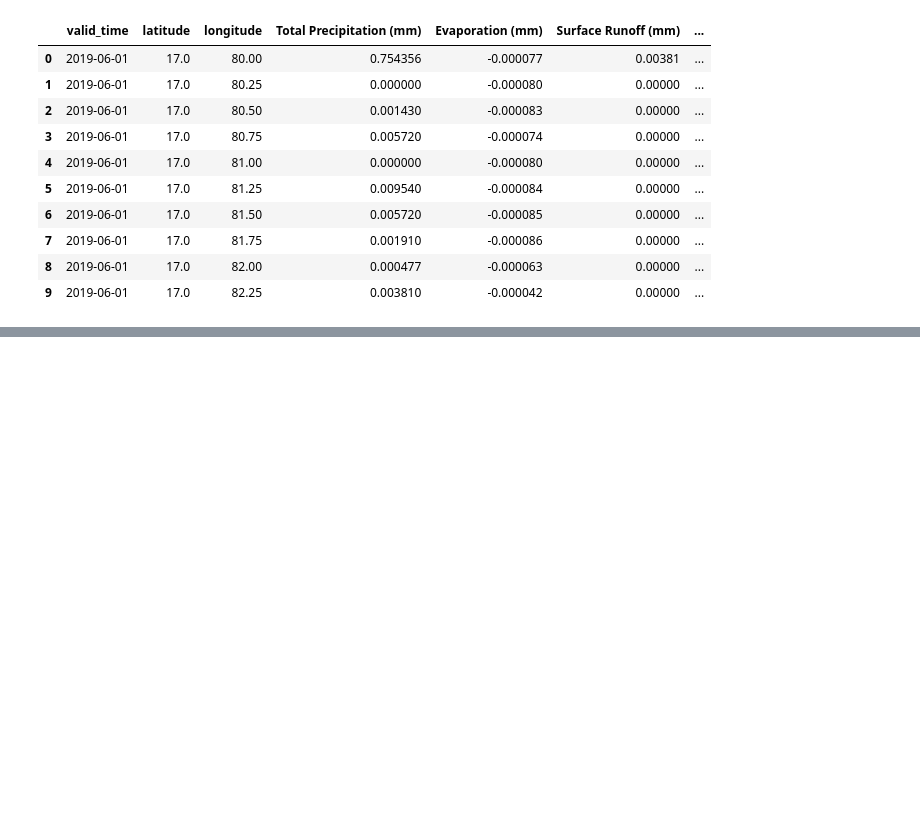
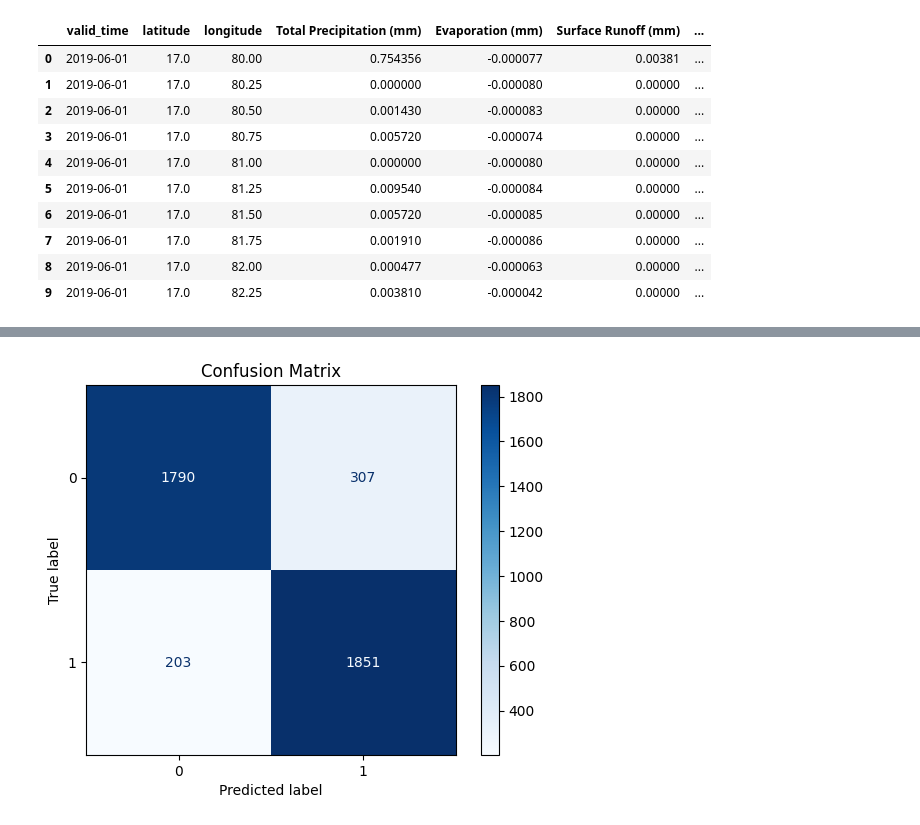
Before and after one commit to Shelly10-10/flood_prediction, a Jupyter notebook: disaster.ipynb, the cells around one changed output, grey strips where cells are left out. Cells and saved outputs as stored; diff of their text form; code cells hidden in the pictures; blank space fills up the shorter version.

```diff
--- a/disaster.ipynb
+++ b/disaster.ipynb
@@ -190,0 +532,89 @@ files.download('labelled_dataset_flood1.csv')
+# %%
+import numpy as np
+import matplotlib.pyplot as plt
+from sklearn.metrics import classification_report, confusion_matrix, ConfusionMatrixDisplay
+from sklearn.preprocessing import StandardScaler
+from imblearn.over_sampling import SMOTE
+import tensorflow as tf
+from tensorflow.keras.models import Model
+from tensorflow.keras.layers import Input, LSTM, Dense, Attention, Concatenate, Flatten, Dropout, Bidirectional
+from tensorflow.keras.callbacks import EarlyStopping, ReduceLROnPlateau
+
+# ---------------------------------------------
+# Step 1: Feature Scaling
+# ---------------------------------------------
+X_scaled = np.empty_like(X)
+for i in range(X.shape[2]):
+    scaler = StandardScaler()
+    X_scaled[:, :, i] = scaler.fit_transform(X[:, :, i])
+
+# ---------------------------------------------
+# Step 2: SMOTE Oversampling
+# ---------------------------------------------
+X_flat = X_scaled.reshape((X_scaled.shape[0], -1))
+smote = SMOTE(random_state=42)
+X_res, y_res = smote.fit_resample(X_flat, y)
+X_res_lstm = X_res.reshape((-1, 7, 14))
+
+# ---------------------------------------------
+# Step 3: Train-Test Split
+# ---------------------------------------------
+from sklearn.model_selection import train_test_split
+X_train, X_test, y_train, y_test = train_test_split(X_res_lstm, y_res, test_size=0.2, random_state=42)
+
+# ---------------------------------------------
+# Step 4: Model Architecture (Upgraded)
+# ---------------------------------------------
+inputs = Input(shape=(7, 14))
+
+# Bidirectional LSTM
+x = Bidirectional(LSTM(128, return_sequences=True))(inputs)
+x = Dropout(0.3)(x)
+
+# Attention Layer
+attention = Attention()([x, x])
+x = Concatenate()([x, attention])
+
+# Dense layers
+x = Flatten()(x)
+x = Dense(64, activation='relu')(x)
+x = Dropout(0.3)(x)
+output = Dense(1, activation='sigmoid')(x)
+
+model = Model(inputs, output)
+model.compile(optimizer='adam', loss='binary_crossentropy',
+              metrics=['accuracy', tf.keras.metrics.Precision(), tf.keras.metrics.Recall()])
+
+# ---------------------------------------------
+# Step 5: Callbacks for Smart Training
+# ---------------------------------------------
+early_stop = EarlyStopping(monitor='val_loss', patience=5, restore_best_weights=True)
+reduce_lr = ReduceLROnPlateau(monitor='val_loss', patience=3, factor=0.5, verbose=1)
+
+# ---------------------------------------------
+# Step 6: Model Training
+# ---------------------------------------------
+history = model.fit(
+    X_train, y_train,
+    validation_split=0.2,
+    epochs=50,
+    batch_size=64,
+    callbacks=[early_stop, reduce_lr],
+    verbose=1
+)
+
+# ---------------------------------------------
+# Step 7: Evaluation
+# ---------------------------------------------
+y_pred_probs = model.predict(X_test)
+y_pred = (y_pred_probs > 0.5).astype(int)
+
+# Metrics
+print(classification_report(y_test, y_pred))
+
+cm = confusion_matrix(y_test, y_pred)
+disp = ConfusionMatrixDisplay(confusion_matrix=cm)
+disp.plot(cmap='Blues')
+plt.title("Confusion Matrix")
+plt.show()
+# %% [output]
@@ -190,0 +638 @@ files.download('labelled_dataset_flood1.csv')
+[figure, added]
```
Also changed, not shown: parts of 27 cells of this notebook.
